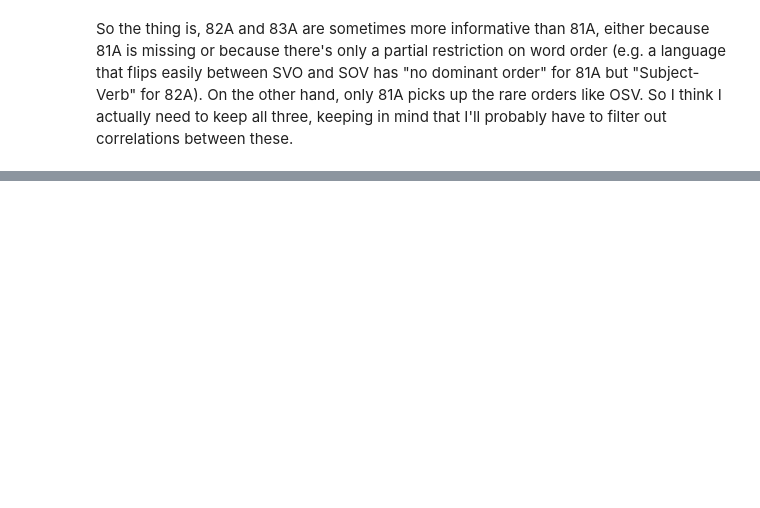
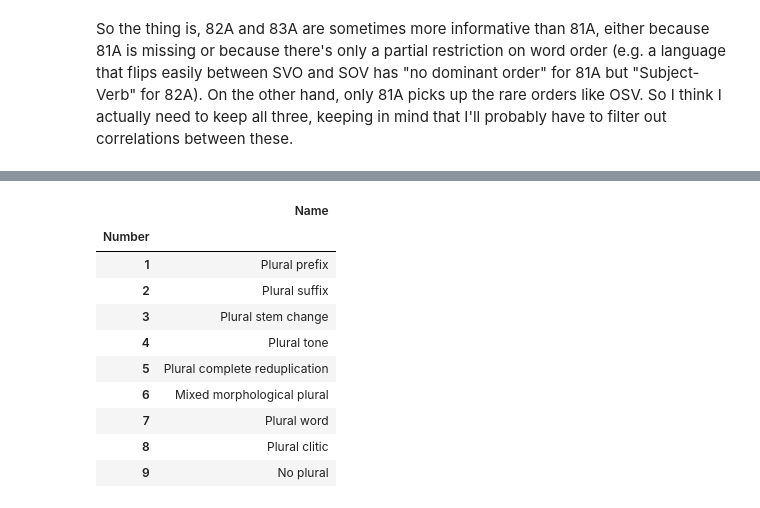
Before and after one commit to def-gthill/sils, a Jupyter notebook: prep.ipynb, the cells around one changed output, grey strips where cells are left out. Cells and saved outputs as stored; diff of their text form; code cells hidden in the pictures; blank space fills up the shorter version.

```diff
--- a/prep.ipynb
+++ b/prep.ipynb
@@ -384,0 +605,14 @@ sub4['83A'].sum(), sub4['87A'].sum(), sub4['97A'].sum()
+# %%
+s280d.value_names('33A') # Full one-hot, setting 'no plural' to all zeros
+# %% [output]
+|  | Name |
+| Number |  |
+| 1 | Plural prefix |
+| 2 | Plural suffix |
+| 3 | Plural stem change |
+| 4 | Plural tone |
+| 5 | Plural complete reduplication |
+| 6 | Mixed morphological plural |
+| 7 | Plural word |
+| 8 | Plural clitic |
+| 9 | No plural |
```
Also changed, not shown: parts of 57 cells of this notebook, 1 other file.
